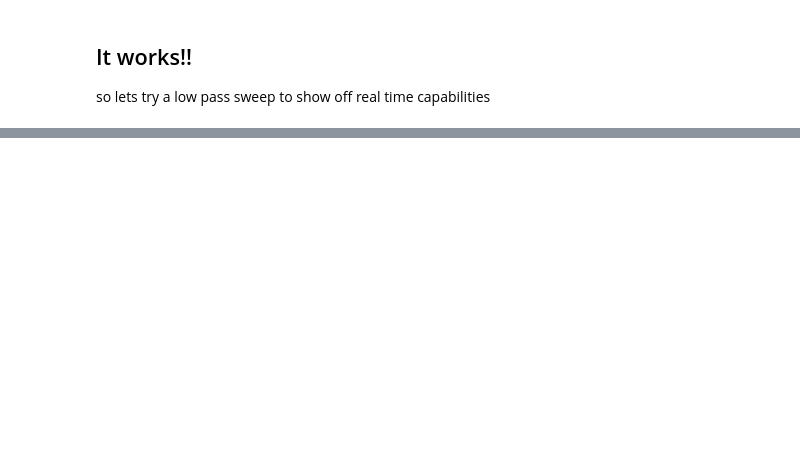
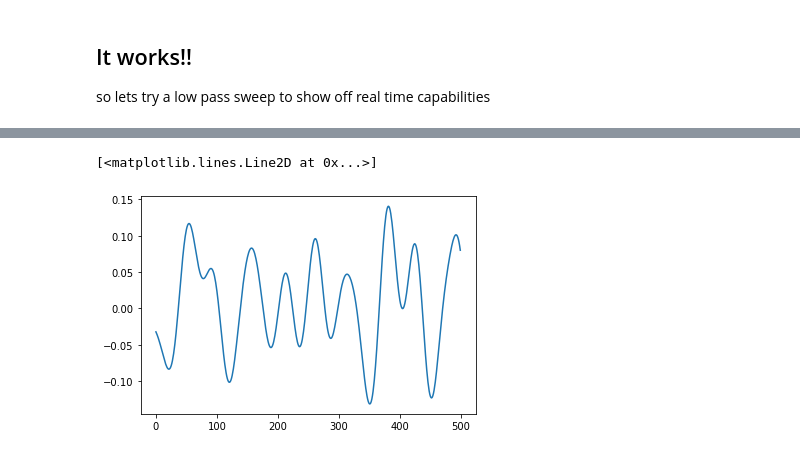
Before and after one commit to wlpjames/DSP_Notebooks, a Jupyter notebook: real_time_testing_template.ipynb, the cells around one changed output, grey strips where cells are left out. Saved outputs shown, nothing was run; the diff lists cells and outputs as text; code cells hidden in the pictures; blank space fills up the shorter version.

```diff
--- a/real_time_testing_template.ipynb
+++ b/real_time_testing_template.ipynb
@@ -198 +238,6 @@ The Filtered Audio
 [interactive output not drawn]
+# %%
+plt.plot(output[500:1000])
+# %% [output]
+[<matplotlib.lines.Line2D at 0x...>]
+[figure, added]
```
Also changed, not shown: parts of 7 cells of this notebook, 15 other files.
